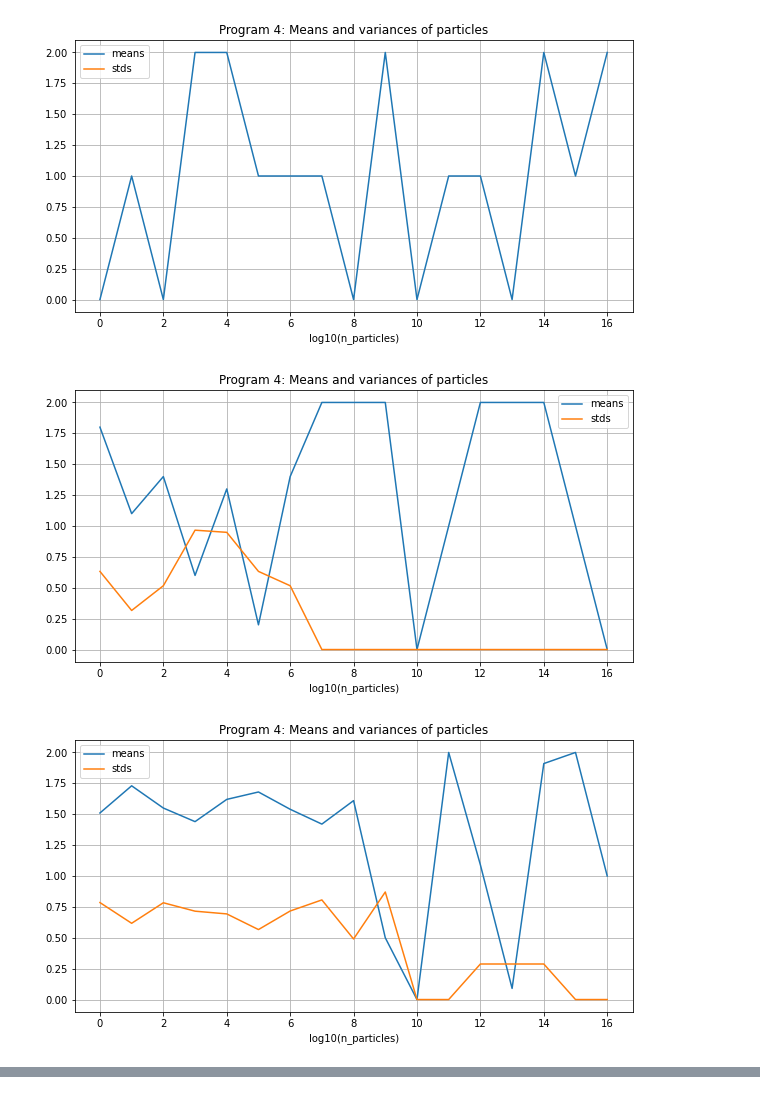
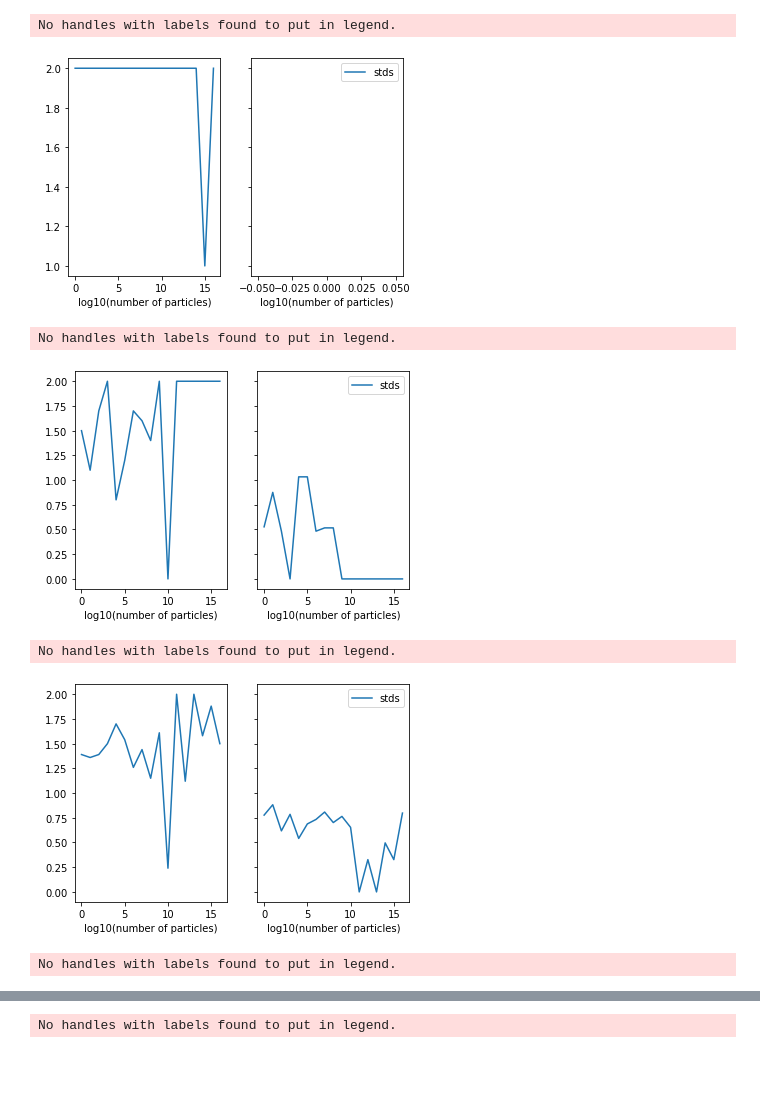
Before and after one commit to aliseyfi75/Probabilistic-Programming, a Jupyter notebook: Assignment_6/SMC_plots.ipynb, the cells around one changed output, grey strips where cells are left out. Cells and saved outputs as stored; diff of their text form; code cells hidden in the pictures; blank space fills up the shorter version.

```diff
--- a/Assignment_6/SMC_plots.ipynb
+++ b/Assignment_6/SMC_plots.ipynb
@@ -125,11 +124,12 @@ In SMC step 2, Zs:  [tensor(-5.3878), tensor(-8.2327)]
 # %%
-plt.figure(figsize=(10, 5))
+fig = plt.figure(figsize=(10, 5))
 data = np.exp(np.array(program_2['logZ']))
 plt.plot(range(len(data)), data, label='Evidence')
-plt.title('Program 2: Evidence vs log10(n_particles)')
-plt.xlabel('log10(n_particles)')
+plt.title('Program 2: Evidence vs log10(number of particles)')
+plt.xlabel('log10(number of particles)')
 plt.ylabel('Evidence')
 plt.grid()
 plt.legend()
 plt.show()
+fig.savefig('Figures/Evidence_2.png')
 # %% [output]
@@ -150,6 +164,9 @@ plt.show()
 # %%
-plt.hist(torch.stack(program_2['particles'][0]).numpy(), bins=40)
-plt.title('Program 2: Histogram for log10(n_particles)=0')
-plt.grid()
-plt.show()
+for i in range(len(program_2['particles'])):
+    fig = plt.figure()
+    plt.hist(torch.stack(program_2['particles'][i]).numpy(), bins=40)
+    plt.title('Program 2: Histogram for log10(n_particles)='+str(i))
+    plt.grid()
+    plt.show()
+    fig.savefig('Figures/Histogram_2_'+str(i)+'.png')
 # %% [output]
@@ -195,7 +182,7 @@ with open('/Users/aliseyfi/Documents/UBC/Semester3/Probabilistic-Programming/HW/
 
 program_3 = {'logZ' : [],
              'particles' : []}
-for particle_counts in [10**i for i in range(6)]:
+for particle_counts in [10**i for i in range(5)]:
     print('particle counts', particle_counts)
     logZ, particles = SMC(particle_counts, exp)
     program_3['logZ'].append(logZ)
@@ -234,16 +226,26 @@ plt.show()
 # %%
 for i in range(len(program_3['particles'])):
-    plt.figure(figsize=(10, 5))
-    means = torch.vstack(program_3['particles'][i]).double().mean(axis=0)
-    stds = torch.vstack(program_3['particles'][i]).double().std(axis=0)
-    plt.plot(range(len(means)), means, label='means')
-    plt.plot(range(len(stds)), stds, label='stds')
-    plt.title('Program 4: Means and variances of particles')
-    plt.xlabel('log10(n_particles)')
+    f, (ax1, ax2) = plt.subplots(1, 2, sharey=True)
+    means_3 = torch.vstack(program_3['particles'][i]).double().mean(axis=0)
+    stds_3 = torch.vstack(program_3['particles'][i]).double().std(axis=0)
+    ax1.plot(range(len(means_3)), means_3, label='means')
+    ax1.set_xlabel('log10(number of particles)')
     plt.grid()
     plt.legend()
+
+    ax2.plot(range(len(stds_3)), stds_3, label='stds')
+    ax2.set_xlabel('log10(number of particles)')
+    ax2.grid()
+    ax2.legend()
+
     plt.show()
+
+    f.savefig('Figures/Mean-Std_3_'+str(i)+'.png')
 # %% [output]
+No handles with labels found to put in legend.
-[figure, old version]
+[figure, new version]
+No handles with labels found to put in legend.
-[figure, old version]
+[figure, new version]
+No handles with labels found to put in legend.
-[figure, old version]
+[figure, new version]
+No handles with labels found to put in legend.
@@ -250,0 +253 @@ for i in range(len(program_3['particles'])):
+No handles with labels found to put in legend.
```
Also changed, not shown: parts of 40 cells of this notebook, 1 other file.
